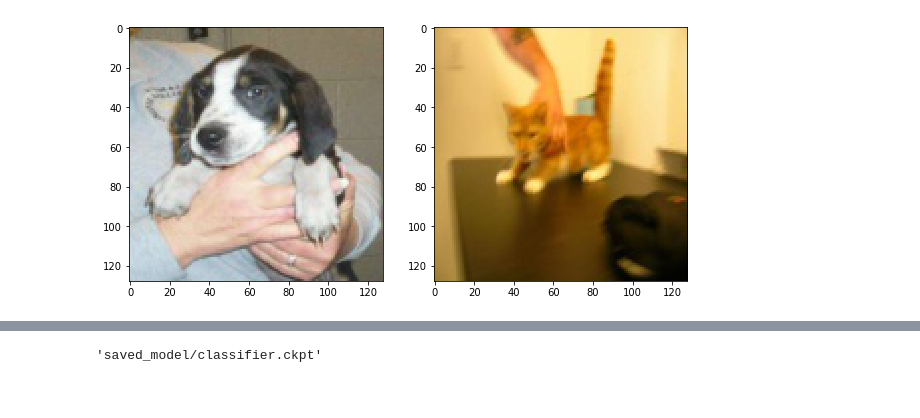
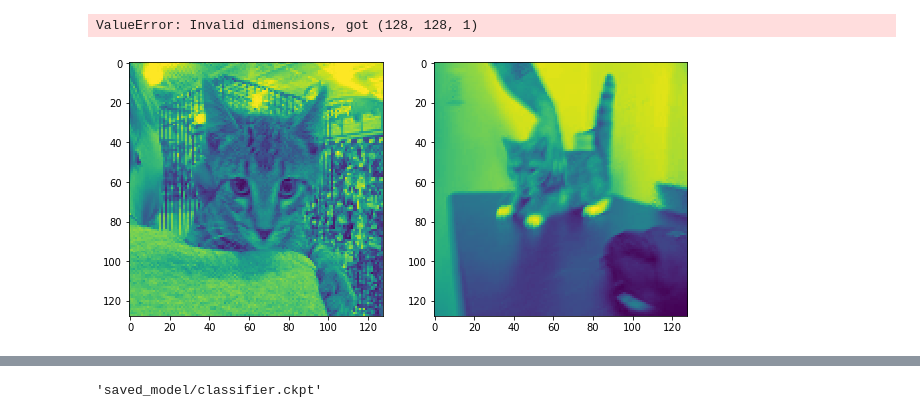
Before and after one commit to aweas/deep_dreaming_dogs, a Jupyter notebook: classificator_training.ipynb, the cells around one changed output, grey strips where cells are left out. Cells and saved outputs as stored; diff of their text form; code cells hidden in the pictures.

```diff
--- a/classificator_training.ipynb
+++ b/classificator_training.ipynb
@@ -12,9 +12,9 @@ def read_pictures(directory='train/'):
     files_list = [(directory+i.strip()) for i in files_list]
     return files_list
 # %%
-input_shape = (128, 128, 3)
-files_list = read_pictures('preprocessed_images/')
-# files_list = read_pictures()
+input_shape = (128, 128, 1)
+# files_list = read_pictures('preprocessed_images/')
+files_list = read_pictures()
 # %%
 def preprocess_img(img):
     return skimage.transform.resize(img, input_shape)
@@ -38,4 +38,4 @@ def save_preprocessed_images(images):
     for i, name in tqdm.tqdm(zip(images, files_list)):
         plt.imsave(f'preprocessed_images/{name.split("/")[-1]}', i)
 # %%
-X, y = get_dataset(preprocess=False)
+X, y = get_dataset(preprocess=True)
@@ -44,14 +42,18 @@ X, y = get_dataset(preprocess=False)
+# %%
+save_preprocessed_images(X)
+# %% [output]
+ValueError: Invalid dimensions, got (128, 128, 1)
 # %%
 X_train, X_test, y_train, y_test = train_test_split(X, y, test_size=0.3)
 # %%
 plt.figure(figsize=(10,10))
 plt.subplot(121)
-plt.imshow(X[12502]);
+plt.imshow(X[502][:,:,0]);
 plt.subplot(122)
-plt.imshow(X[0])
+plt.imshow(X[0][:,:,0])
 plt.show()
 # %% [output]
-[figure, old version]
+[figure, new version]
 # %%
 def inference(inp):
     with tf.name_scope('classificator'):
```
Also changed, not shown: parts of 11 cells of this notebook, 17 other files.
